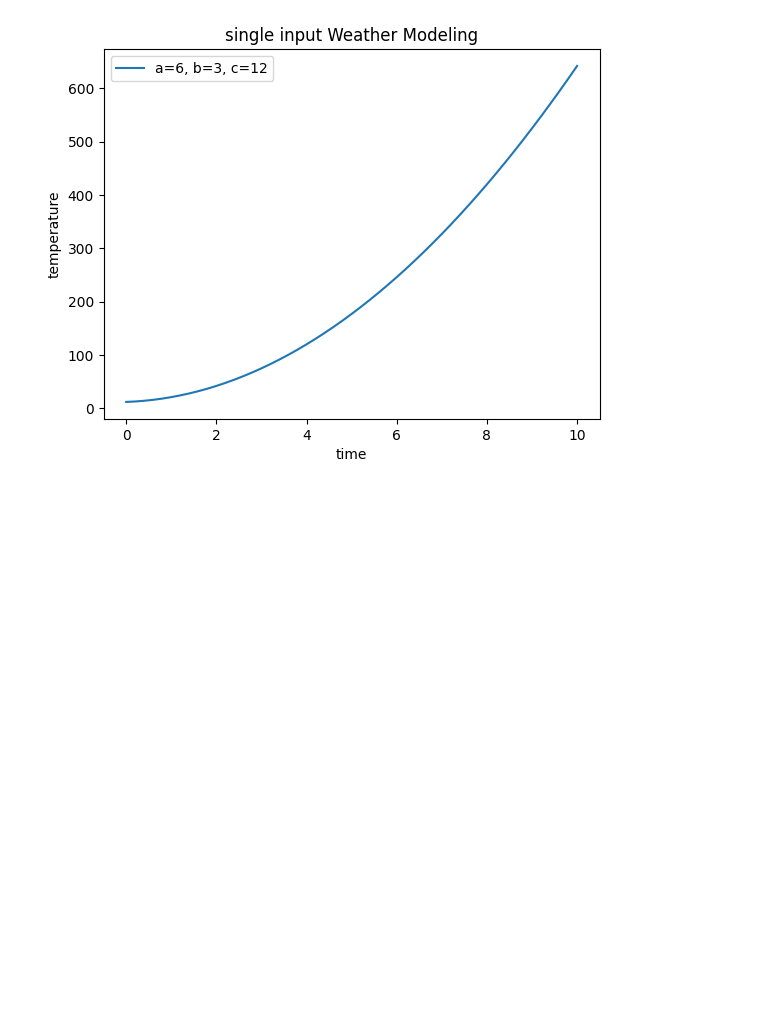
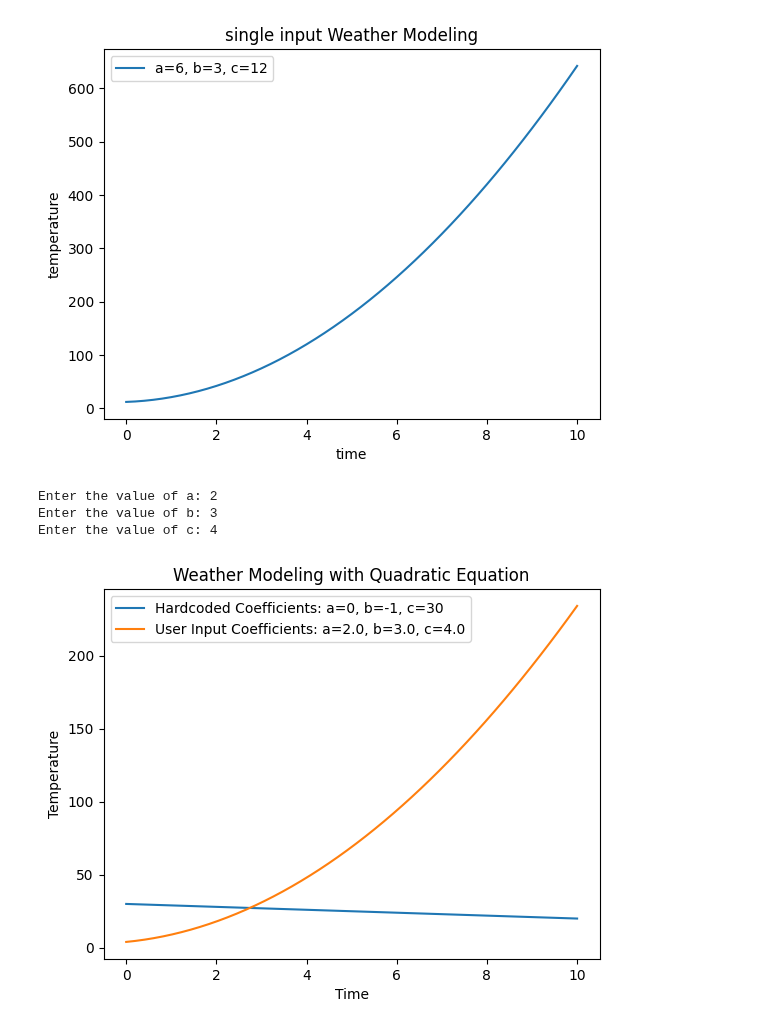
Before and after one commit to gaveshna09/SE_T1, a Jupyter notebook: Task_1.ipynb, the cells around one changed output. Saved outputs shown, nothing was run; the diff lists cells and outputs as text; code cells hidden in the pictures; blank space fills up the shorter version.

```diff
--- a/Task_1.ipynb
+++ b/Task_1.ipynb
@@ -238,7 +190,7 @@ def main():
         return
 
     # Time values from 0 to 10 with step 0.2
-    time_values = np.linspace(0, 11, 61)
+    time_values = np.linspace(0, 10, 51)
 
     # Calculate temperatures using coefficients
     temperature_hardcoded = quadratic_temp_model(time_values, a, b, c)
@@ -291,3 +243,50 @@ if __name__ == "__main__":
     main()
 # %% [output]
 [figure]
+# %%
+import matplotlib.pyplot as plt
+import numpy as np
+
+def quadratic_model(time, a, b, c):
+    # Quadratic equation representing temperature change
+    temperature = a * (time ** 2) + b * time + c
+    return temperature
+
+def main():
+    # Hardcoded coefficients
+    a_hardcoded, b_hardcoded, c_hardcoded = 0, -1, 30
+
+    # Time values from 0 to 10
+    time_values = np.linspace(0, 10, 50)
+
+    # Calculate temperatures using hardcoded coefficients
+    temperature_hardcoded = quadratic_model(time_values, a_hardcoded, b_hardcoded, c_hardcoded)
+
+    # Plot the results for hardcoded coefficients
+    plt.plot(time_values, temperature_hardcoded, label=f'Hardcoded Coefficients: a={a_hardcoded}, b={b_hardcoded}, c={c_hardcoded}')
+
+    # User input coefficients
+    a_user = float(input("Enter the value of a: "))
+    b_user = float(input("Enter the value of b: "))
+    c_user = float(input("Enter the value of c: "))
+
+    # Calculate temperatures using user input coefficients
+    temperature_user = quadratic_model(time_values, a_user, b_user, c_user)
+
+    # Plot the results for user input coefficients
+    plt.plot(time_values, temperature_user, label=f'User Input Coefficients: a={a_user}, b={b_user}, c={c_user}')
+
+    # Configure plot settings
+    plt.xlabel("Time")
+    plt.ylabel("Temperature")
+    plt.legend()
+    plt.title("Weather Modeling with Quadratic Equation")
+    plt.show()
+
+if __name__ == "__main__":
+    main()
+# %% [output]
+Enter the value of a: 2
+Enter the value of b: 3
+Enter the value of c: 4
+[figure, added]
```
Also changed, not shown: parts of 2 cells of this notebook.
